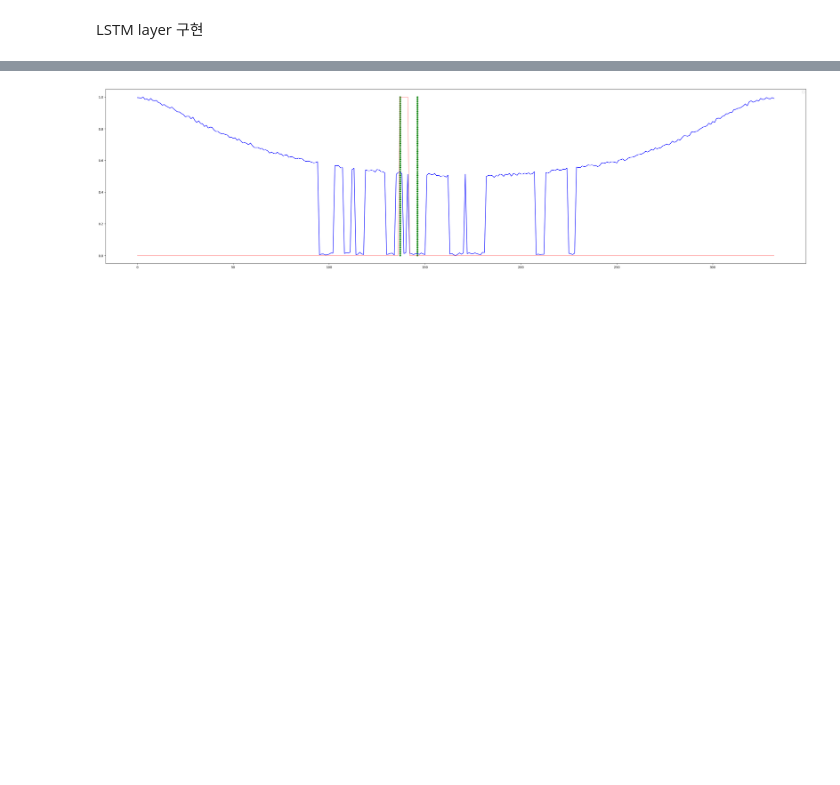
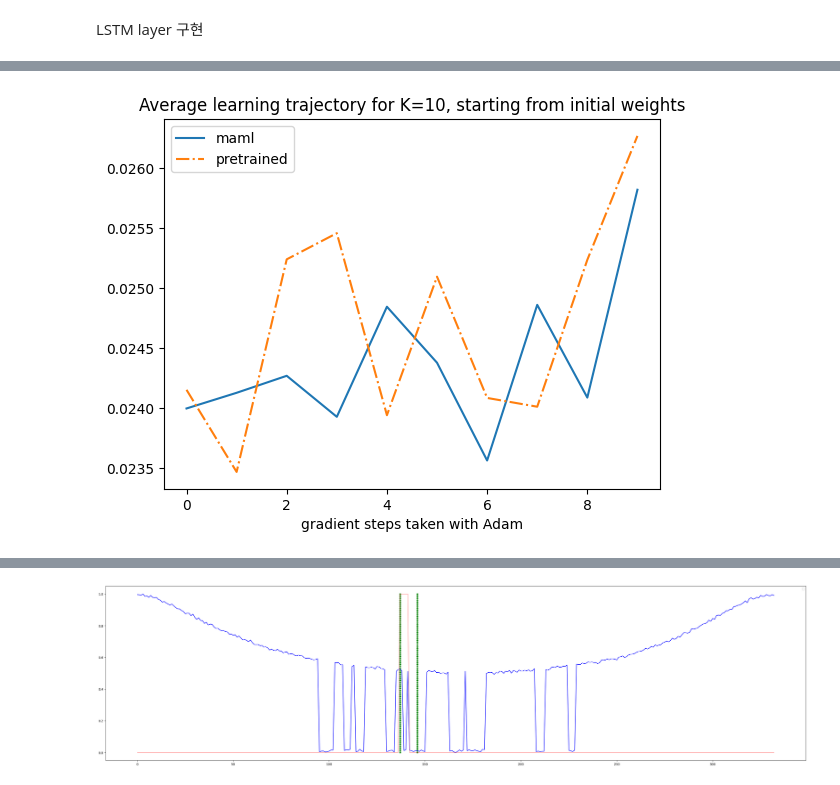
Before and after one commit to appr-jh/Meta_Learning, a Jupyter notebook: Meta.ipynb, the cells around one changed output, grey strips where cells are left out. Cells and saved outputs as stored; diff of their text form; code cells hidden in the pictures; blank space fills up the shorter version.

```diff
--- a/Meta.ipynb
+++ b/Meta.ipynb
@@ -487 +498,10 @@ pretrained_model = mixed_pretrained(100)
+# %%
+plt.plot(average_losses(maml.model, n_samples=100, K=10), label='maml')
+plt.plot(average_losses(pretrained_model, n_samples=100, K=10),'-.', label='pretrained')
+plt.legend()
+plt.title("Average learning trajectory for K=10, starting from initial weights")
+plt.xlabel("gradient steps taken with Adam")
+plt.show()
+# %% [output]
+[figure, added]
 # %%
```
Also changed, not shown: parts of 32 cells of this notebook.
